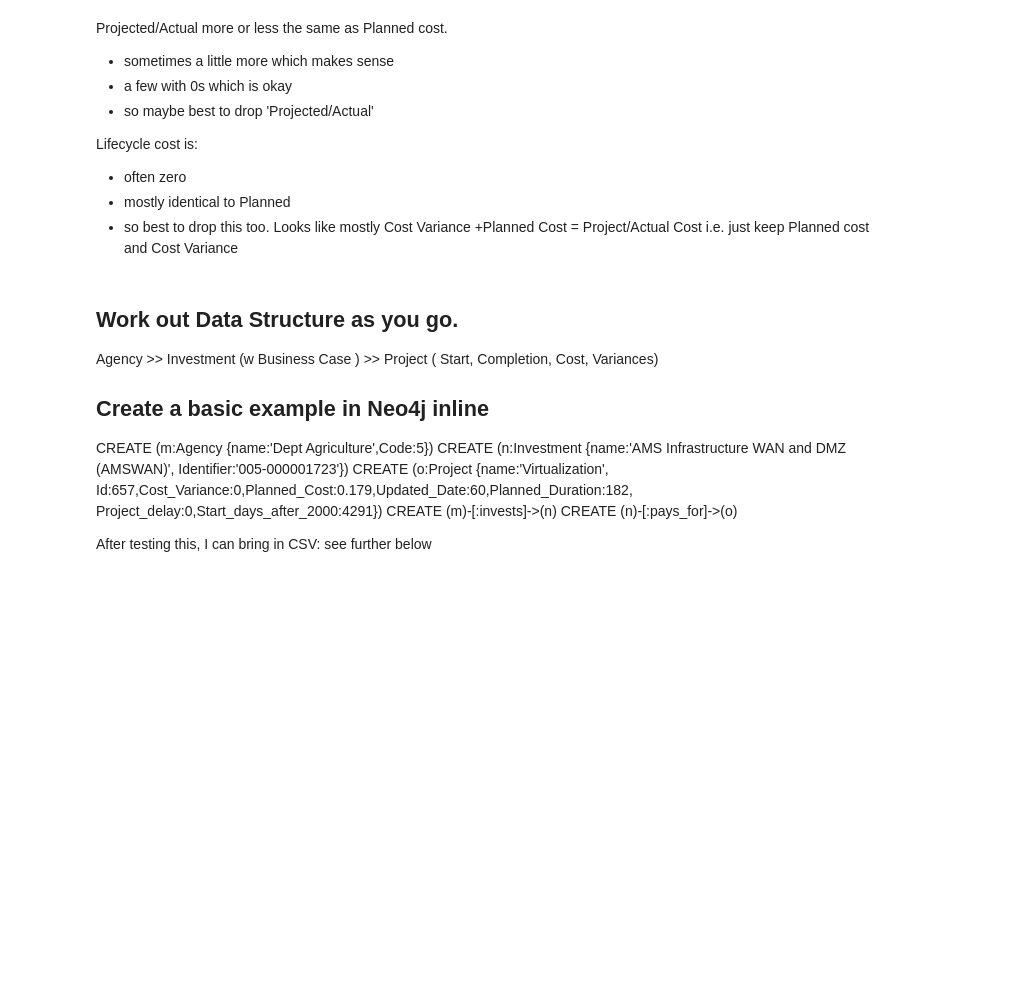
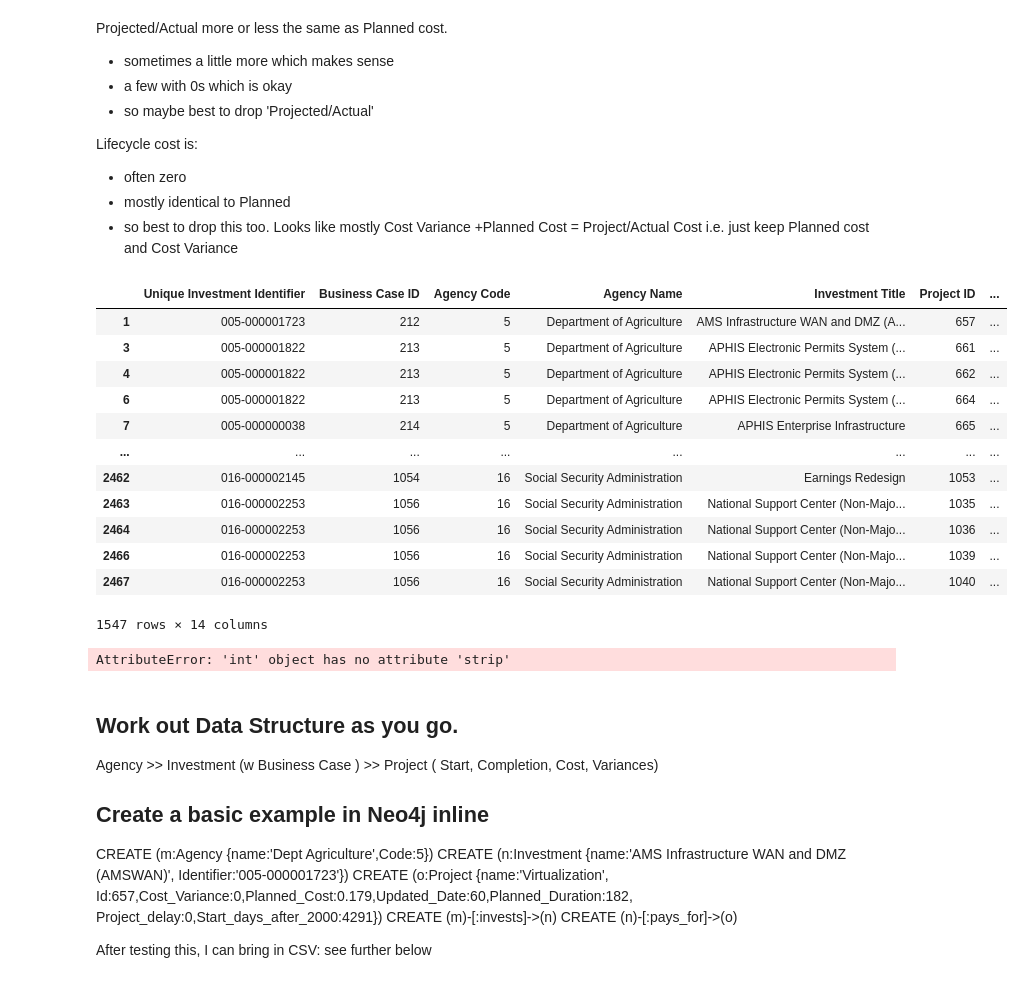
Before and after one commit to lawrencerowland/Data-models-for-portfolios, a Jupyter notebook: Example_0_a_thousand_US_projects/2020 08 Oxford US Portfolio.ipynb, the cells around one changed output. Cells and saved outputs as stored; diff of their text form; code cells hidden in the pictures; blank space fills up the shorter version.

Commit message:
added Dtale test for pandas and commentary on subgraphs

```diff
--- a/Example_0_a_thousand_US_projects/2020 08 Oxford US Portfolio.ipynb
+++ b/Example_0_a_thousand_US_projects/2020 08 Oxford US Portfolio.ipynb
@@ -80,6 +92,26 @@ Projects=Projects.drop(['Schedule Variance (%)','Schedule Variance (in days)'],a
 Projects['Updated Date']=(Projects['Updated Date']-Projects['Start Date']).dt.days # where this is now the no of days the update happened after start date
 # %%
 Projects=Projects.dropna()
+# %%
+Projects
+# %% [output]
+|  | Unique Investment Identifier | Business Case ID | Agency Code | Agency Name | Investment Title | Project ID | ... |
+| 1 | 005-000001723 | 212 | 5 | Department of Agriculture | AMS Infrastructure WAN and DMZ (A... | 657 | ... |
+| 3 | 005-000001822 | 213 | 5 | Department of Agriculture | APHIS Electronic Permits System (... | 661 | ... |
+| 4 | 005-000001822 | 213 | 5 | Department of Agriculture | APHIS Electronic Permits System (... | 662 | ... |
+| 6 | 005-000001822 | 213 | 5 | Department of Agriculture | APHIS Electronic Permits System (... | 664 | ... |
+| 7 | 005-000000038 | 214 | 5 | Department of Agriculture | APHIS Enterprise Infrastructure | 665 | ... |
+| ... | ... | ... | ... | ... | ... | ... | ... |
+| 2462 | 016-000002145 | 1054 | 16 | Social Security Administration | Earnings Redesign | 1053 | ... |
+| 2463 | 016-000002253 | 1056 | 16 | Social Security Administration | National Support Center (Non-Majo... | 1035 | ... |
+| 2464 | 016-000002253 | 1056 | 16 | Social Security Administration | National Support Center (Non-Majo... | 1036 | ... |
+| 2466 | 016-000002253 | 1056 | 16 | Social Security Administration | National Support Center (Non-Majo... | 1039 | ... |
+| 2467 | 016-000002253 | 1056 | 16 | Social Security Administration | National Support Center (Non-Majo... | 1040 | ... |
+1547 rows × 14 columns
+# %%
+d = dtale.show(Projects, ignore_duplicate=True)
+# %% [output]
+AttributeError: 'int' object has no attribute 'strip'
 # %% [markdown]
 ## Work out Data Structure as you go.
 Agency >> Investment (w Business Case ) >> Project ( Start, Completion, Cost, Variances)
```
Also changed, not shown: parts of 4 cells of this notebook, 12 other files.
